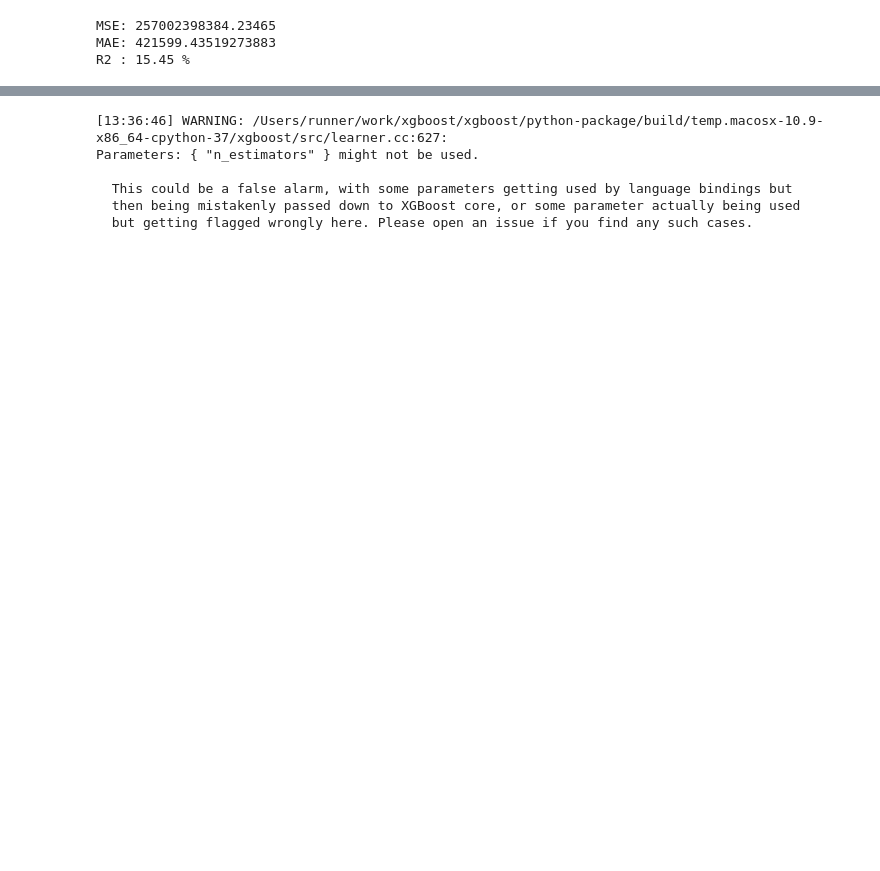
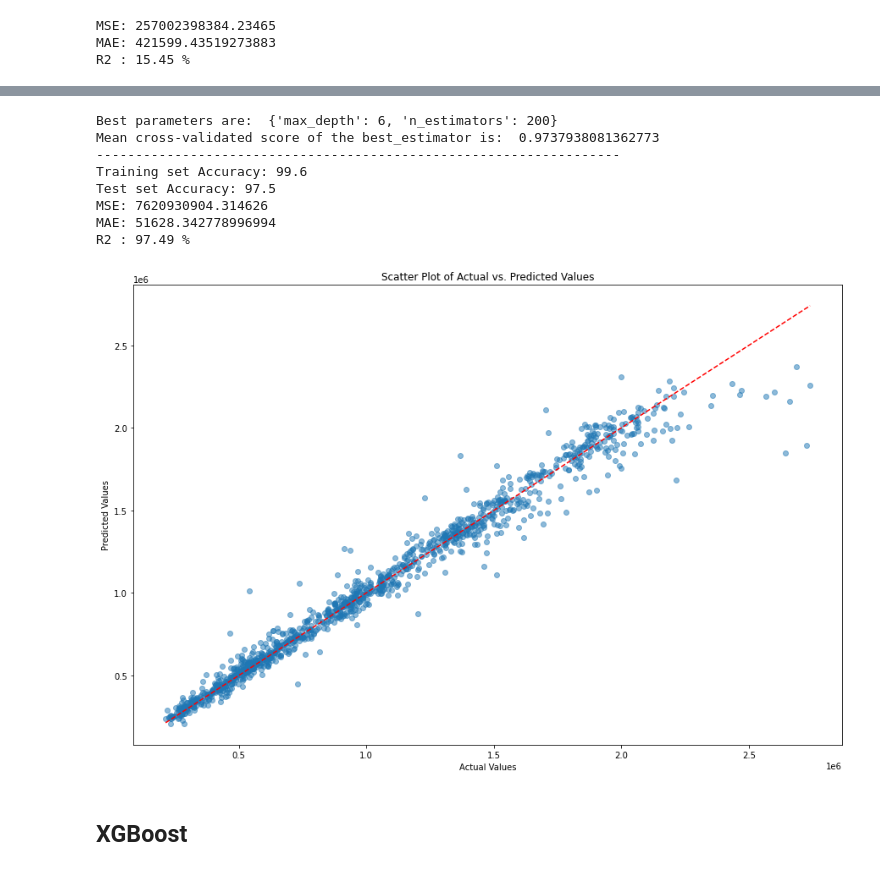
Before and after one commit to priyasjsu/walmart_sale_prediction, a Jupyter notebook: src/Walmart_sales_prediction.ipynb, the cells around one changed output, grey strips where cells are left out. Cells and saved outputs as stored; diff of their text form; code cells hidden in the pictures; blank space fills up the shorter version.

```diff
--- a/src/Walmart_sales_prediction.ipynb
+++ b/src/Walmart_sales_prediction.ipynb
@@ -147,5 +237,27 @@ MSE: 27562364717.255264
 MAE: 123013.92898795026
 R2 : 90.93 %
+# %%
+# building the model with hyperparameter tunning
+gb = GradientBoostingRegressor()
+
+# hyperparameter tunning
+param_grid = {
+    'max_depth': np.arange(2,10),
+    'n_estimators': np.arange(20,201,20)
+}
+gb = tune_and_evaluate(gb,param_grid)
+# %% [output]
+Best parameters are:  {'max_depth': 6, 'n_estimators': 200}
+Mean cross-validated score of the best_estimator is:  0.9737938081362773
+-------------------------------------------------------------------
+Training set Accuracy: 99.6
+Test set Accuracy: 97.5
+MSE: 7620930904.314626
+MAE: 51628.342778996994
+R2 : 97.49 %
+[figure, added]
+# %% [markdown]
+## XGBoost
 # %%
 from xgboost import XGBRegressor
 import xgboost as xgb
@@ -162,9 +266,0 @@ params = {
-# %%
-model = xgb.train(params, dtrain)
-# %% [output]
-[13:36:46] WARNING: /Users/runner/work/xgboost/xgboost/python-package/build/temp.macosx-10.9-x86_64-cpython-37/xgboost/src/learner.cc:627:
-Parameters: { "n_estimators" } might not be used.
-
-  This could be a false alarm, with some parameters getting used by language bindings but
-  then being mistakenly passed down to XGBoost core, or some parameter actually being used
-  but getting flagged wrongly here. Please open an issue if you find any such cases.
```
Also changed, not shown: parts of 22 cells of this notebook.
